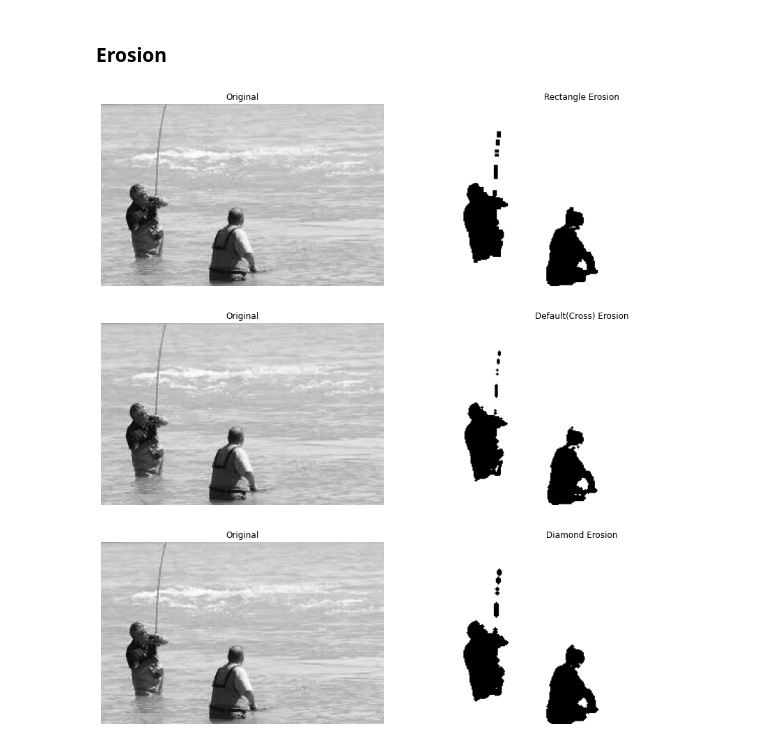
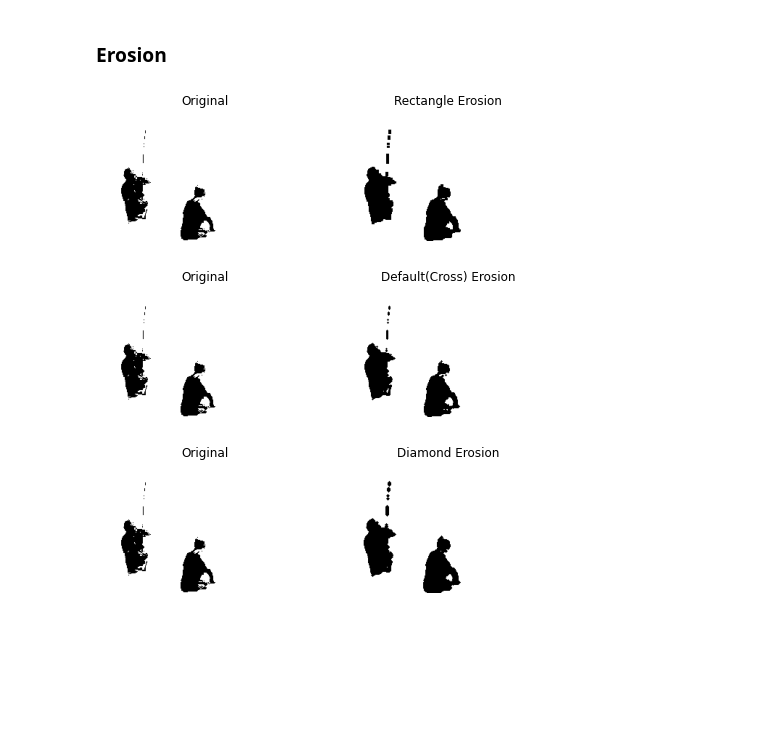
Before and after one commit to Gizem-kaya/Image-Processing-with-Python, a Jupyter notebook: Filter_Contrast_Transformation_Morphology.ipynb, the cells around one changed output. Saved outputs shown, nothing was run; the diff lists cells and outputs as text; code cells hidden in the pictures; blank space fills up the shorter version.

```diff
--- a/Filter_Contrast_Transformation_Morphology.ipynb
+++ b/Filter_Contrast_Transformation_Morphology.ipynb
@@ -122,17 +122,17 @@ binary_image = global_jpg > threshold_for_min
 # %%
 selem = morphology.rectangle(3,4)
 erosion = morphology.binary_erosion(binary_image, selem = selem)
-comparison(global_jpg, "Original", erosion, "Rectangle Erosion")
+comparison(binary_image, "Original", erosion, "Rectangle Erosion")
 # %% [output]
-[figure, old version]
+[figure, new version]
 # %%
 erosion = morphology.binary_erosion(binary_image)
-comparison(global_jpg, "Original", erosion, "Default(Cross) Erosion")
+comparison(binary_image, "Original", erosion, "Default(Cross) Erosion")
 # %% [output]
-[figure, old version]
+[figure, new version]
 # %%
 selem = morphology.diamond(2)
 erosion = morphology.binary_erosion(binary_image, selem = selem)
-comparison(global_jpg, "Original", erosion, "Diamond Erosion")
+comparison(binary_image, "Original", erosion, "Diamond Erosion")
 # %% [output]
-[figure, old version]
+[figure, new version]
```
Also changed, not shown: parts of 3 cells of this notebook.
